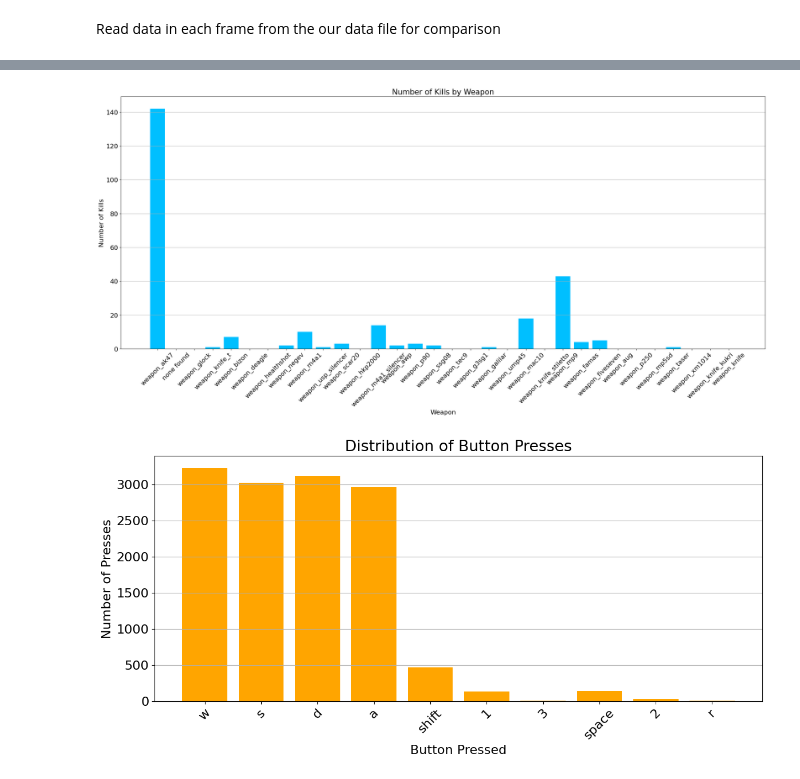
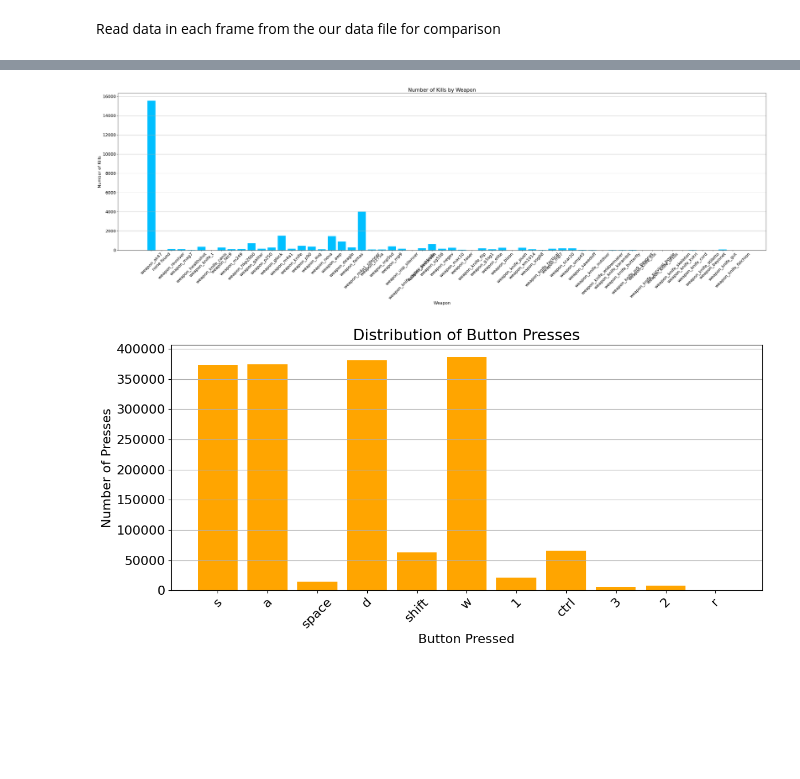
Before and after one commit to htglvl/Final_prj, a Jupyter notebook: eda.ipynb, the cells around one changed output, grey strips where cells are left out. Saved outputs shown, nothing was run; the diff lists cells and outputs as text; code cells hidden in the pictures; blank space fills up the shorter version.

```diff
--- a/eda.ipynb
+++ b/eda.ipynb
@@ -66,7 +66,7 @@ Read data in each frame of a file
         [-200.0, -100.0, -50.0, -20.0, -10.0, -4.0, -2.0, -0.0, 2.0, 4.0, 10.0, 20.0, 50.0, 100.0, 200.0]
 # %%
 # Load the HDF5 file
-with h5py.File('..\\raw_data\\hdf5_dm_test_auto_1.hdf5', 'r') as f:
+with h5py.File(f'C:\\Users\\Admin\\Downloads\\hdf5_dm_inferno_expert_1.hdf5', 'r') as f:
     # Accessing the first frame's datasets
     frame_helperarr = f['frame_0_helperarr'][:]  # Reading the helper array
     frame_x = f['frame_0_x'][:]  # Reading the image data
@@ -274,0 +319,7 @@ print(data[1]) # [img, curr_vars, infer_a ,y_train_i ,x_aux_i ,helper_arr_i]
+# %%
+# file directory
+file = 'D:\\raw_data_npy\\dm_test_auto_1.npy'
+
+data = np.load(file, allow_pickle=True)
+#print(data[1][1])
+print(data[1]) # [img, curr_vars, infer_a ,y_train_i ,x_aux_i ,helper_arr_i]
@@ -275,14 +344,18 @@ print(data[1]) # [img, curr_vars, infer_a ,y_train_i ,x_aux_i ,helper_arr_i]
 # %%
 # Load .npy files containing game data from the specified folder
-folder_path = '..\\raw_data'
+folder_path = 'E:\\raw_data_npy'
 
 # List all files with .npy extension in the folder
 npy_files = [os.path.join(folder_path, f) for f in os.listdir(folder_path) if f.endswith('.npy')]
-
+# npy_files = []
+# for i in range(305, 600):
+#     npy_files.append(f'E:\\raw_data_npy\\dm_test_auto_{i}.npy')
 # Initialize lists to store information extracted from frames
 info_array = []
 weap_arr = []
 weap_type_arr = []
+# Initialize a dictionary to count button presses
+button_press_count = {}
 
 # Iterate through each .npy file
 for npy_file in npy_files:
@@ -300,6 +373,13 @@ for npy_file in npy_files:
         pos3 = frame[1]['localpos3']
         kill_flag = frame[5][0]
         death_flag = frame[5][1]
+        buttons = frame[2][0]  # Get the list of buttons pressed
+
+        # Count each button pressed
+        for button in buttons:
+            if button not in button_press_count:
+                button_press_count[button] = 0  # Initialize count if not present
+            button_press_count[button] += 1  # Increment button press count
 
         # Check for active weapon information
         if 'gsi_weap_active' in frame[1].keys():
@@ -321,6 +401,10 @@ for npy_file in npy_files:
 
 # Convert info_array to a NumPy array for easier manipulation
 info_array = np.array(info_array)
+
+# Convert the button press count dictionary to arrays for plotting
+buttons = list(button_press_count.keys())
+press_counts = list(button_press_count.values())
 # %%
 # Calculate and print various game metrics based on the extracted information
 
@@ -462,54 +589,34 @@ if is_save:
 # %%
 # Initialize a dictionary to count kills by weapon
 kill_count_dict = {}
 
 # Iterate through the info_array to aggregate kills
 for idx, frame_info in enumerate(info_array):
     weapon_name = weap_arr[idx]  # Get the weapon name
     kill_flag = frame_info[5]     # Get the kill flag
 
     if weapon_name not in kill_count_dict:
         kill_count_dict[weapon_name] = 0  # Initialize count if not present
     kill_count_dict[weapon_name] += kill_flag  # Increment kill count
 
 # Convert the kill count dictionary to arrays for plotting
 weapons = list(kill_count_dict.keys())
 kill_counts = list(kill_count_dict.values())
 
 # Create the bar plot
-plt.figure(figsize=(24, 12))
+plt.figure(figsize=(36, 12))
 plt.bar(weapons, kill_counts, color='deepskyblue')
 plt.xlabel('Weapon')
 plt.ylabel('Number of Kills')
 plt.title('Number of Kills by Weapon')
 plt.xticks(rotation=45)  # Rotate x labels for better visibility
 plt.grid(axis='y')
 plt.tight_layout()  # Adjust layout for better spacing
 plt.show()
 # %% [output]
-[figure, old version]
+[figure, new version]
 # %%
-# Initialize a dictionary to count button presses
-button_press_count = {}
-
-# Iterate through the info_array to aggregate button presses
-for npy_file in npy_files:
-    data = np.load(npy_file, allow_pickle=True)  # Load .npy file
-
-    for frame in data:  # Iterate through frames in the loaded data
-        buttons = frame[2][0]  # Get the list of buttons pressed
-
-        # Count each button pressed
-        for button in buttons:
-            if button not in button_press_count:
-                button_press_count[button] = 0  # Initialize count if not present
-            button_press_count[button] += 1  # Increment button press count
-
-# Convert the button press count dictionary to arrays for plotting
-buttons = list(button_press_count.keys())
-press_counts = list(button_press_count.values())
-
-# Create the bar plot
+# Create the bar plot of pressed button distribution
 plt.figure(figsize=(12, 6))
 plt.bar(buttons, press_counts, color='orange')
 plt.xlabel('Button Pressed')
@@ -520,4 +627,4 @@ plt.grid(axis='y')
 plt.tight_layout()  # Adjust layout for better spacing
 plt.show()
 # %% [output]
-[figure, old version]
+[figure, new version]
```
Also changed, not shown: parts of 12 cells of this notebook, 6 other files.
